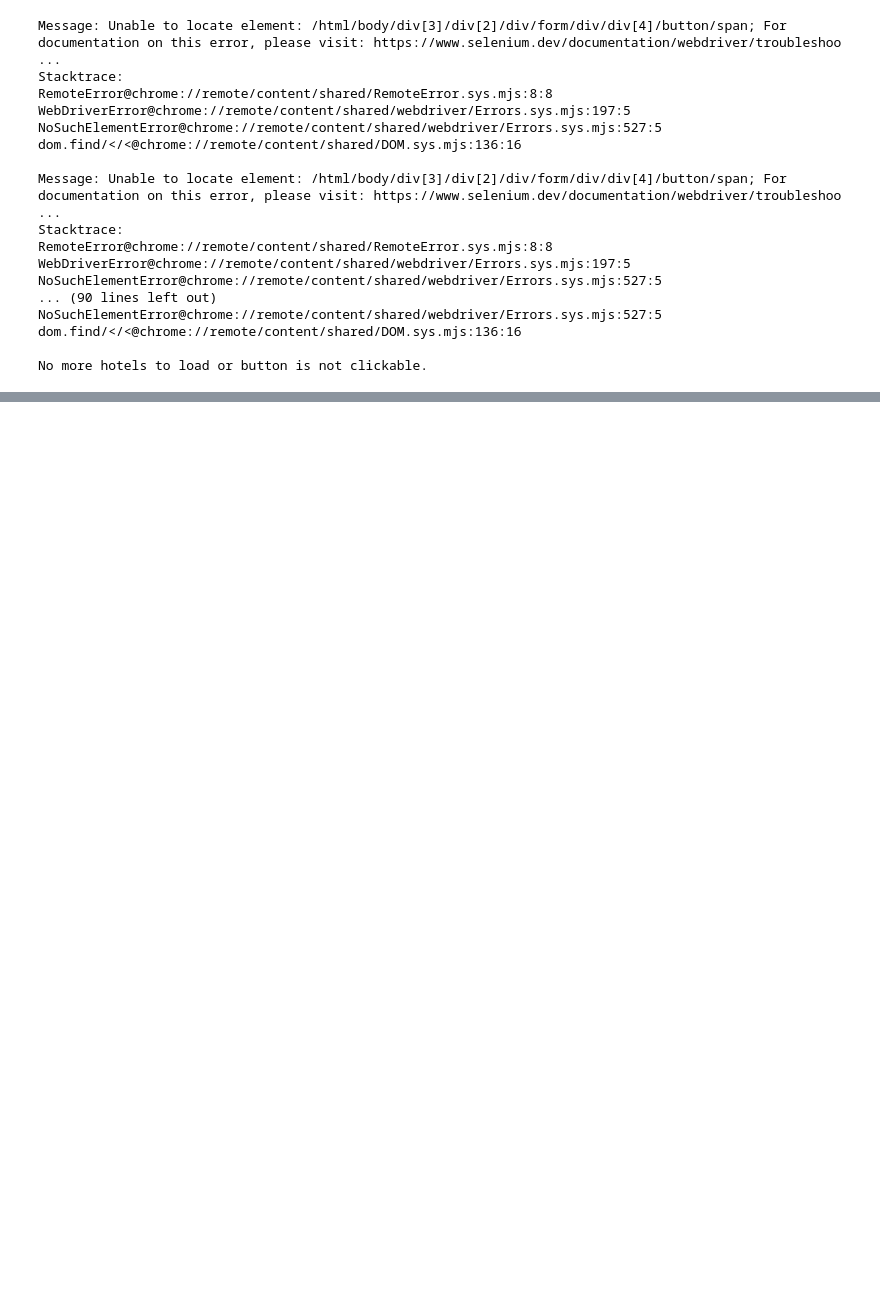
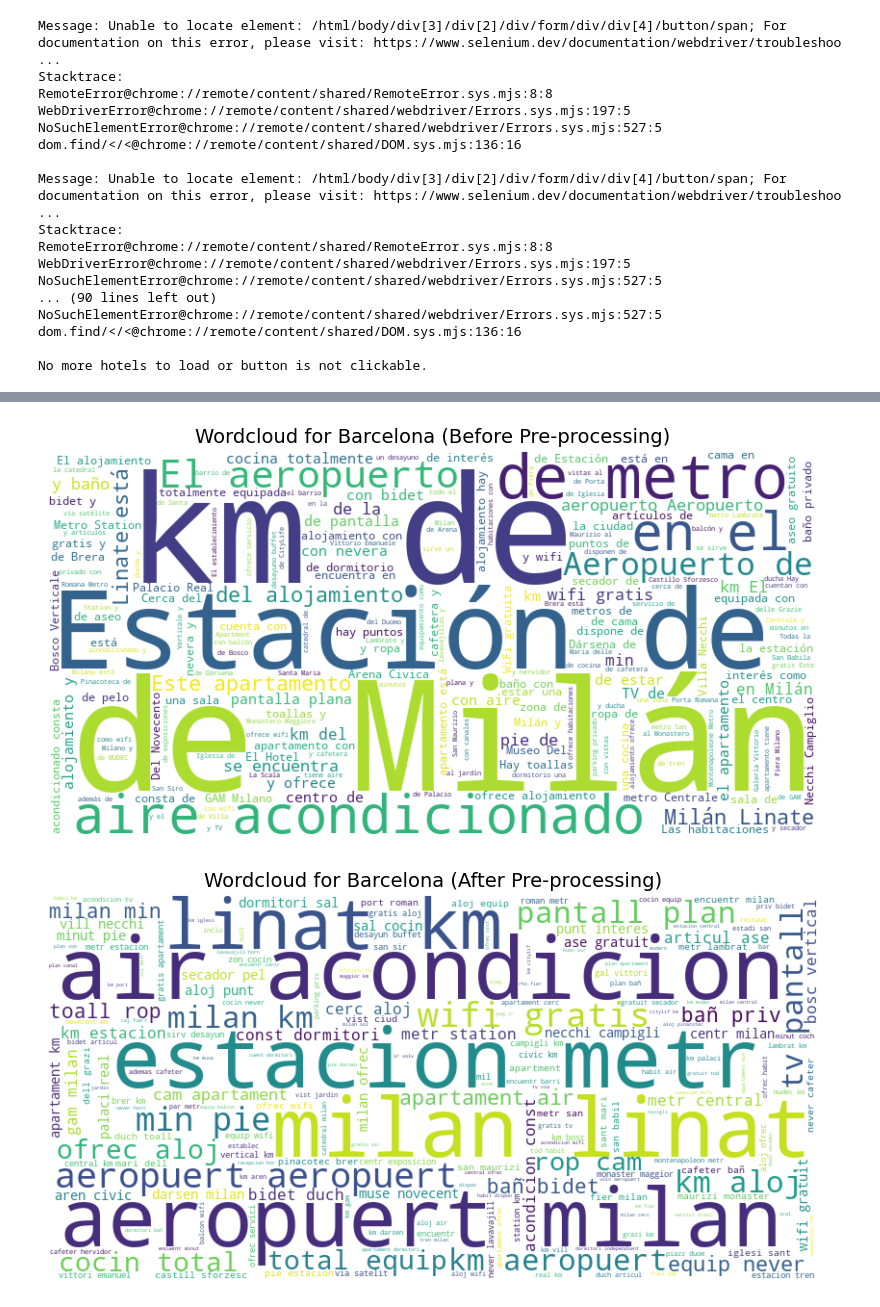
Before and after one commit to Enzo280100/textmining_booking, a Jupyter notebook: booking/ITM_HW1.ipynb, the cells around one changed output, grey strips where cells are left out. Saved outputs shown, nothing was run; the diff lists cells and outputs as text; code cells hidden in the pictures; blank space fills up the shorter version.

```diff
--- a/booking/ITM_HW1.ipynb
+++ b/booking/ITM_HW1.ipynb
@@ -97,0 +164,6 @@ data = data_collector.get_all_hotel_data()
+# %%
+preprocessor.generate_wordcloud(milan["description"], "Wordcloud for Barcelona (Before Pre-processing)")
+preprocessor.generate_wordcloud(milan["processed_description"], "Wordcloud for Barcelona (After Pre-processing)")
+# %% [output]
+[figure, added]
+[figure, added]
```
Also changed, not shown: parts of 18 cells of this notebook, 4 other files.
